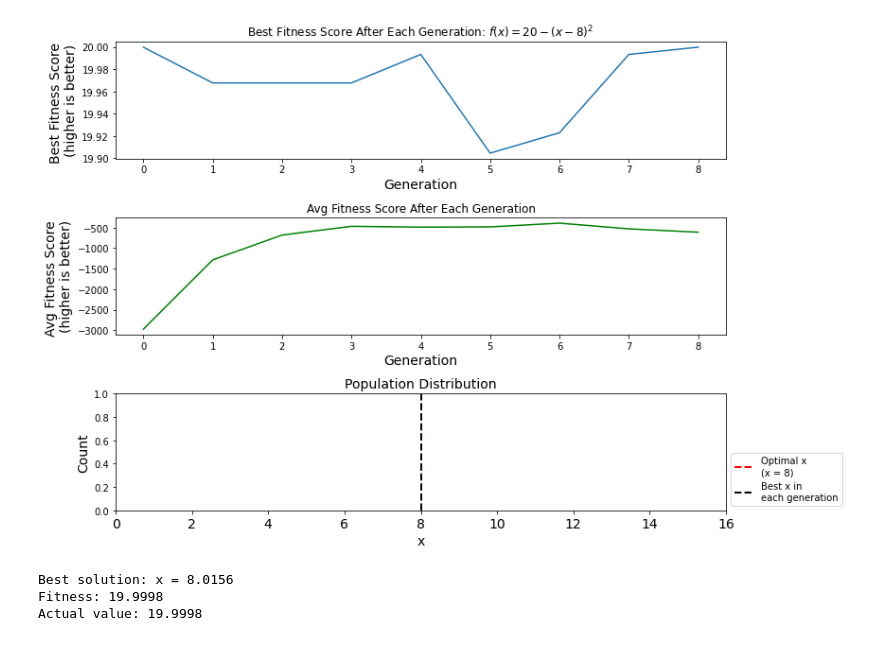
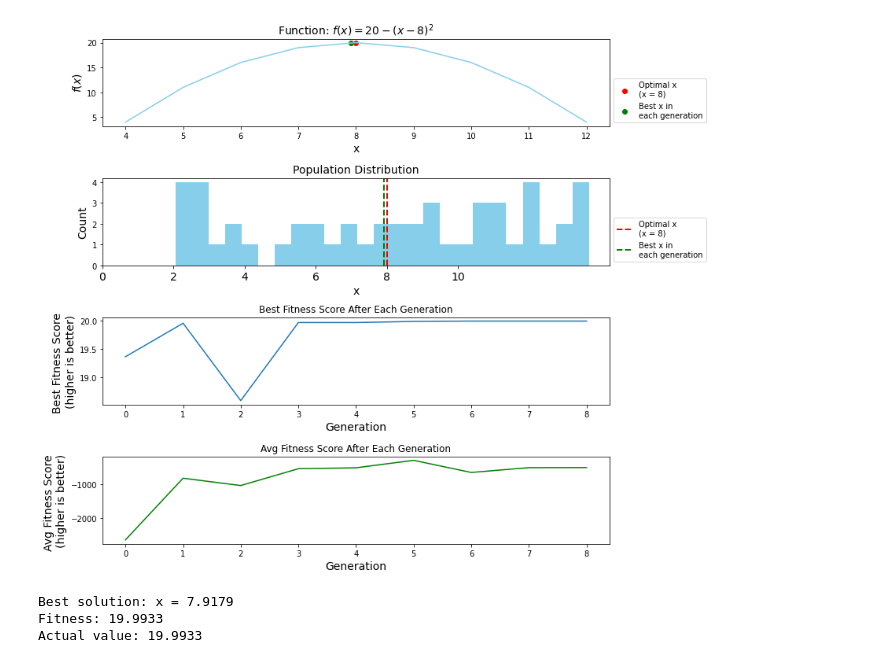
Before and after one commit to nvlinhvn/Toy-examples, a Jupyter notebook: Genetic_Algorithm_Example.ipynb, the cells around one changed output. Drawn from its saved outputs; the diff is of its cells as text; code cells hidden in the pictures.

```diff
--- a/Genetic_Algorithm_Example.ipynb
+++ b/Genetic_Algorithm_Example.ipynb
@@ -9,7 +9,7 @@ from IPython.display import clear_output
 import time
 
 # GA parameters
-# POPULATION_SIZE = 50
+POPULATION_SIZE = 50
 CHROMOSOME_LENGTH = 10  # 10-bit precision
 GENERATIONS = 10
 MUTATION_RATE = 0.1
@@ -29,44 +29,73 @@ def fitness(chromosome):
 population = [''.join(random.choice('01') for _ in range(CHROMOSOME_LENGTH))
               for _ in range(POPULATION_SIZE)]
 
-plt.figure()#figsize=(6, 12))
+
+
+x_plot = [i for i in range(4, 13)]
+y_plot = [20 - (x - 8)**2 for x in x_plot]
+
+plt.figure()
+plt.subplot(4, 1, 1)
+plt.plot(x_plot, y_plot, color='skyblue', label='$f(x) = 20 - (x - 8)^2$')  # Static plot of the function
+plt.scatter(x=8, y=20, color='red', label='Optimal x\n(x = 8)')  # Static optimal point
+plt.title('Function: $f(x) = 20 - (x - 8)^2$', fontsize=14)
+plt.xlabel('x', fontsize=14)
+plt.ylabel('f(x)', fontsize=14)
+plt.legend(loc='lower left', bbox_to_anchor=(1, 0))
 
 best_fitnesses = []
 avg_fitnesses = []
 generation_numbers = []
 
+
 for generation in range(GENERATIONS):
+
+    population_decimal = [binary_to_decimal(x) for x in population]
 
     # Clear the previous plot
     clear_output(wait=True)
     plt.clf()
 
-    # Plot fitness evolution
-    plt.subplot(3, 1, 1)
-    plt.plot(generation_numbers, best_fitnesses, label='Best\nFitness')
-    plt.title(r'Best Fitness Score After Each Generation: $f(x) = 20 - (x - 8)^2$')
-    plt.xlabel('Generation', fontsize=14)
-    plt.ylabel('Best Fitness Score \n(higher is better)', fontsize=14)
+    # Plot function
+    plt.subplot(4, 1, 1)
+    plt.scatter(x=8, y=20, color='red', label='Optimal x\n(x = 8)')
+    plt.scatter(x=population_decimal[0], y=20-(population_decimal[0] - 8)**2,color='green', label='Best x in\neach generation')
 
-    # Plot fitness evolution
-    plt.subplot(3, 1, 2)
-    plt.plot(generation_numbers, avg_fitnesses, color='green')
-    plt.title(r'Avg Fitness Score After Each Generation')
-    plt.xlabel('Generation', fontsize=14)
-    plt.ylabel('Avg Fitness Score \n(higher is better)', fontsize=14)
+    plt.plot(x_plot, y_plot, color='skyblue')
+    plt.xlabel('x', fontsize=14)
+    plt.title('Function: $f(x) = 20 - (x - 8)^2$', fontsize=14)
+
+    plt.ylabel('$f(x)$', fontsize=14)
+
+    plt.legend(loc='lower left', bbox_to_anchor=(1, 0))
 
     # Plot population distribution
-    plt.subplot(3, 1, 3)
-    population_decimal = [binary_to_decimal(x) for x in population]
-    # # plt.hist(population_decimal, bins=int(POPULATION_SIZE/2), color='skyblue')
+    plt.subplot(4, 1, 2)
+    plt.hist(population_decimal, bins=int(POPULATION_SIZE/2), color='skyblue')
     plt.axvline(x=8, color='red', linestyle='--', linewidth=2,label='Optimal x\n(x = 8)')
-    plt.axvline(x=population_decimal[0], color='black', linestyle='--', linewidth=2,label='Best x in\neach generation')
+    plt.axvline(x=population_decimal[0], color='green', linestyle='--', linewidth=2,label='Best x in\neach generation')
     plt.title('Population Distribution', fontsize=14)
     plt.xlabel('x', fontsize=14)
     plt.xticks(range(0,2*int(max(population_decimal)/2), 2), fontsize=14)
     plt.ylabel('Count', fontsize=14)
 
     plt.legend(loc='lower left', bbox_to_anchor=(1, 0))
+
+    # Plot best fitness evolution
+    plt.subplot(4, 1, 3)
+    plt.plot(generation_numbers, best_fitnesses, label='Best\nFitness')
+    plt.title(r'Best Fitness Score After Each Generation')
+    plt.xlabel('Generation', fontsize=14)
+    plt.ylabel('Best Fitness Score \n(higher is better)', fontsize=14)
+
+    # Plot avg fitness evolution
+    plt.subplot(4, 1, 4)
+    plt.plot(generation_numbers, avg_fitnesses, color='green')
+    plt.title(r'Avg Fitness Score After Each Generation')
+    plt.xlabel('Generation', fontsize=14)
+    plt.ylabel('Avg Fitness Score \n(higher is better)', fontsize=14)
+
+
     plt.tight_layout()
     plt.draw()
     if generation == 0:
@@ -92,34 +121,34 @@ for generation in range(GENERATIONS):
         else:
             child1, child2 = parent1, parent2
 
         # Mutation
         child1 = ''.join(b if random.random() > MUTATION_RATE else str(1-int(b)) for b in child1)
         child2 = ''.join(b if random.random() > MUTATION_RATE else str(1-int(b)) for b in child2)
 
         new_population.extend([child1, child2])
 
     # Evaluate fitness
     fitness_scores = {chrom: fitness(chrom) for chrom in new_population}
     # Sort fitness score descending for the selection late
     fitness_scores = {k: v for k, v in sorted(fitness_scores.items(), key=lambda item: item[1], reverse=True)}
 
     best_fitness = max(fitness_scores.values())
     avg_fitness = sum(fitness_scores.values())/len(fitness_scores.values())
     best_fitnesses.append(best_fitness)
     avg_fitnesses.append(avg_fitness)
     generation_numbers.append(generation)
     # Select only the top individuals with top fitness score, the rest will be eliminated
     # Rank-based selection
     population = list(fitness_scores.keys())[:POPULATION_SIZE]
 
 # Find best solution
 best_chromosome = max(population, key=fitness)
 best_x = binary_to_decimal(best_chromosome)
 print(f"Best solution: x = {best_x:.4f}")
 print(f"Fitness: {fitness(best_chromosome):.4f}")
 print(f"Actual value: {20-(best_x - 8)**2:.4f}")
 # %% [output]
-[figure, old version]
+[figure, new version]
-Best solution: x = 8.0156
-Fitness: 19.9998
-Actual value: 19.9998
+Best solution: x = 7.9179
+Fitness: 19.9933
+Actual value: 19.9933
```
Also changed, not shown: parts of 1 cell of this notebook.
